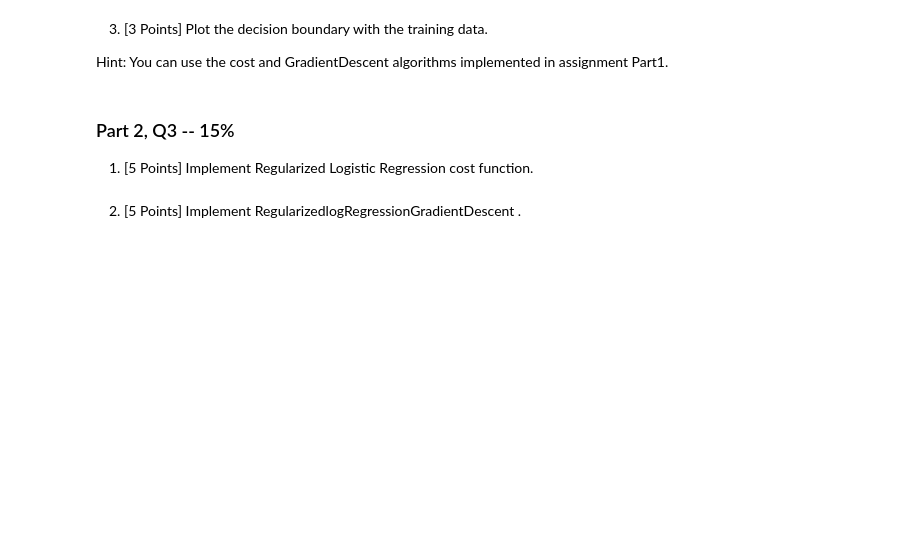
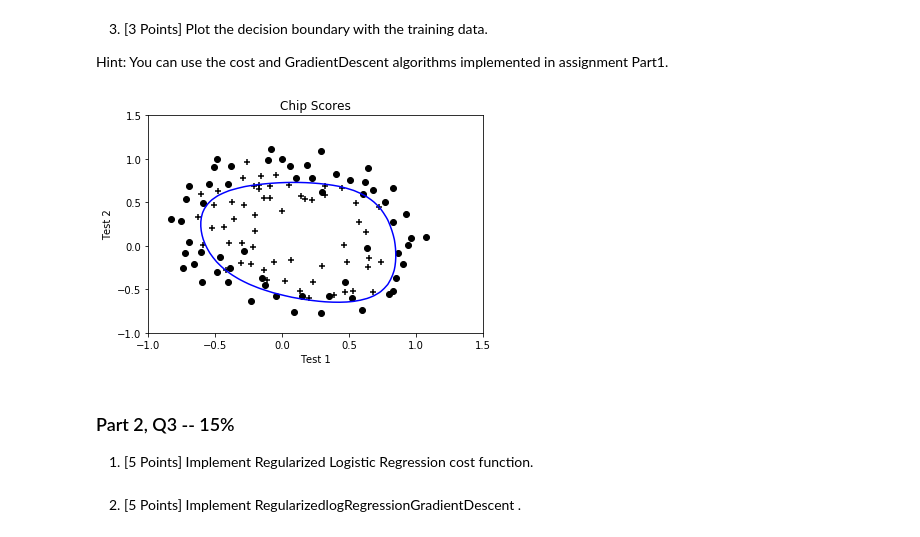
Before and after one commit to aviveiros11/Machine_Learning, a Jupyter notebook: Assignment2/Assignment2.ipynb, the cells around one changed output. Saved outputs shown, nothing was run; the diff lists cells and outputs as text; code cells hidden in the pictures; blank space fills up the shorter version.

```diff
--- a/Assignment2/Assignment2.ipynb
+++ b/Assignment2/Assignment2.ipynb
@@ -126,8 +126,8 @@ def calcLogRegressionCost(X, y, theta):
     #Y is the target vector/ output vector
     #theta is the weight vector
     #Start you code from here
-    cost = 1/len(y) * sum((-y * np.log(sigmoid(np.dot(X,theta)))) - ((1-y)*np.log(1-sigmoid(np.dot(X,theta)))))
-    return cost[0]
+    cost = 1/len(y) * np.sum((-y * np.log(sigmoid(np.dot(X,theta)))) - ((1-y)*np.log(1-sigmoid(np.dot(X,theta)))))
+    return cost
 
 def logRegressionGradientDescent(X, y, theta0, alpha, iterations):
     #X is the feature vector
@@ -149,6 +149,6 @@ def logRegressionGradientDescent(X, y, theta0, alpha, iterations):
     #of implementation
 
 theta = np.zeros((col2+1,1))
-cost = calcLogRegressionCost(X,y,initial_theta)
+cost = calcLogRegressionCost(X,y,theta)
 print("Cost = ",cost)
 # %% [output]
@@ -282,14 +286,19 @@ point.
 
 ![polyn6.png](attachment:polyn6.png)
 # %%
-def mapFeature(X1, X2):
+def mapFeature(x1, x2):
     degree = 6
     out = np.ones(X.shape[0])[:,np.newaxis]
     for i in range(1, degree+1):
         for j in range(i+1):
-            out = np.hstack((out, np.multiply(np.power(X1, i-j),np.power(X2, j))[:,np.newaxis]))
+            out = np.hstack((out, np.multiply(np.power(x1, i-j),np.power(x2, j))[:,np.newaxis]))
     return out
 
-#X = mapFeature(X.iloc[:,0], X.iloc[:,1])
+X = mapFeature(X.iloc[:,0], X.iloc[:,1])
 # %% [markdown]
 2. [2 Points] Report optimal final θ.
+# %%
+
+initial_theta = np.zeros((28,1))
+theta , cost_history = logRegressionGradientDescent(X,y,initial_theta,alpha,iterations)
+print(theta)
@@ -297,6 +324,45 @@ def mapFeature(X1, X2):
 3. [3 Points] Plot the decision boundary with the training data.
 
 Hint: You can use the cost and GradientDescent algorithms implemented in assignment Part1.
+# %%
+path = os.getcwd() + '/Assignment2_data2.csv'
+data = pd.read_csv(path, header=None, names=['Test 1', 'Test 2', 'Admitted'])
+
+cols = data.shape[1]
+X = data.iloc[:,0:cols-1]
+y = data.iloc[:,cols-1:cols]
+
+for i in range(0, len(y)):
+    marker = y.at[i,"Admitted"]
+    if marker == 1:
+        sign = "+"
+    else:
+        sign = "o"
+    plt.scatter(x=X.at[i,"Test 1"], y=X.at[i,"Test 2"], marker=sign, c="Black")
+
+u = np.linspace(-1, 1.5, 50)
+v = np.linspace(-1, 1.5, 50)
+z = np.zeros((len(u), len(v)))
+
+def mapFeatureForPlotting(X1, X2):
+    degree = 6
+    out = np.ones(1)
+    for i in range(1, degree+1):
+        for j in range(i+1):
+            out = np.hstack((out, np.multiply(np.power(X1, i-j), np.power(X2, j))))
+    return out
+
+for i in range(len(u)):
+    for j in range(len(v)):
+        z[i,j] = np.dot(mapFeatureForPlotting(u[i], v[j]), theta)
+
+plt.contour(u,v,z,0,colors='blue')
+plt.title("Chip Scores")
+plt.xlabel("Test 1")
+plt.ylabel("Test 2")
+plt.show()
+# %% [output]
+[figure, added]
 # %% [markdown]
 ### Part 2, Q3 -- 15% <u>
 
```
Also changed, not shown: parts of 11 cells of this notebook.
